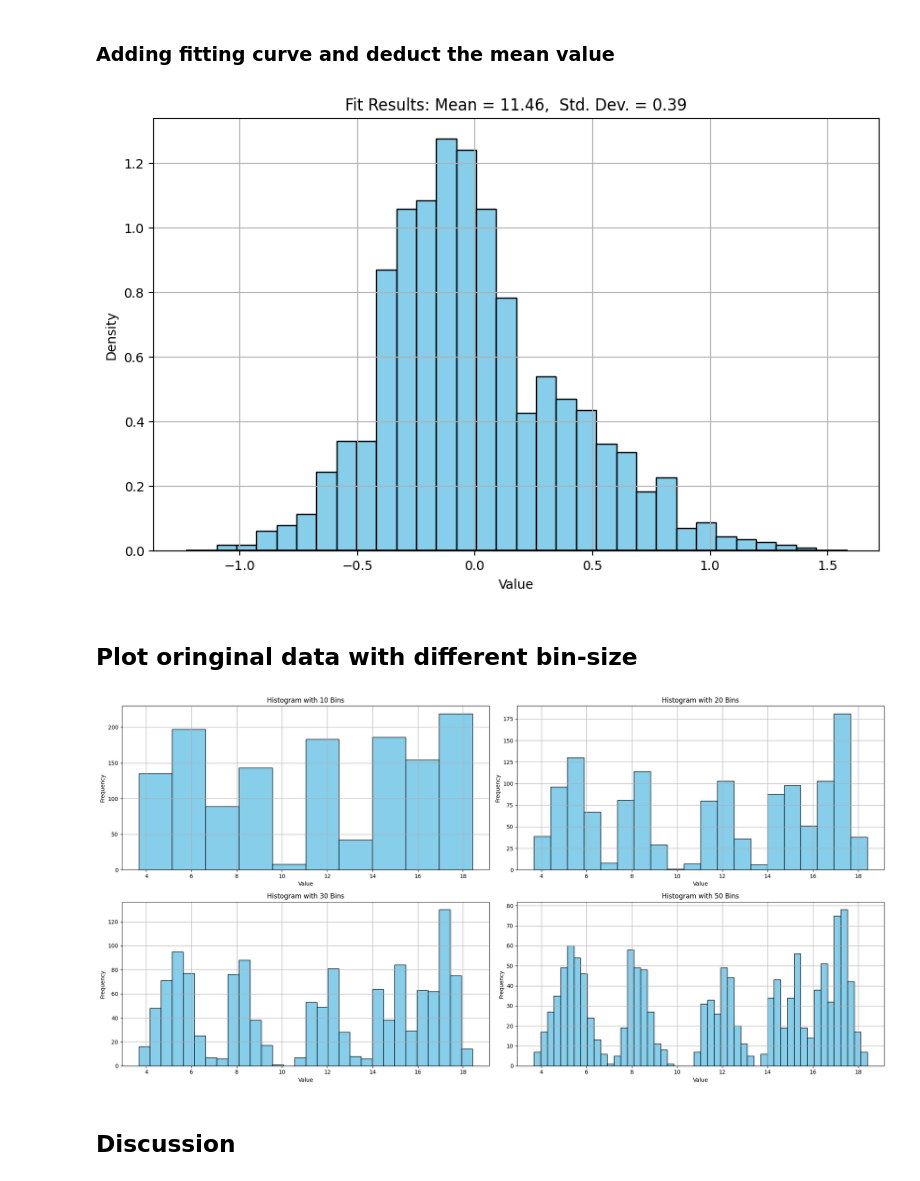
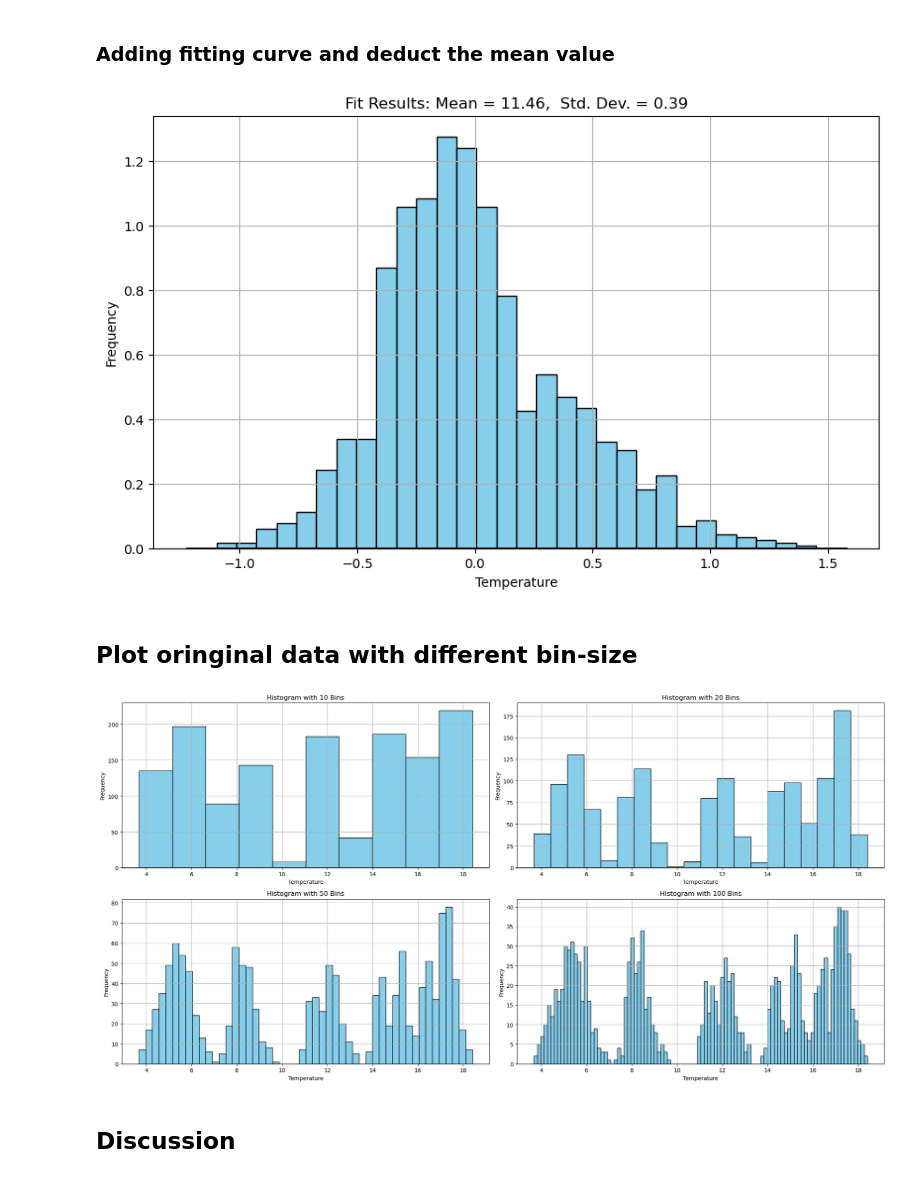
Before and after one commit to Ludong0909/Statistics, a Jupyter notebook: hw1.ipynb, the cells around one changed output. Cells and saved outputs as stored; diff of their text form; code cells hidden in the pictures.

```diff
--- a/hw1.ipynb
+++ b/hw1.ipynb
@@ -49,30 +49,30 @@ p = norm.pdf(x, mu, std)
 plt.plot(x, p, 'k', linewidth=2)
 title = "Fit Results: Mean = %.2f,  Std. Dev. = %.2f" % (mu, std)
 plt.title(title)
-plt.xlabel('Value')
-plt.ylabel('Density')
+plt.xlabel('Temperature')
+plt.ylabel('Frequency')
 plt.grid(True)
 plt.show()
 # %% [output]
-[figure, old version]
+[figure, new version]
 # %% [markdown]
 ## Plot oringinal data with different bin-size
 # %%
 # Plotting histograms with different bin sizes for the original data
-bin_sizes = [10, 20, 30, 50]
+bin_sizes = [10, 20, 50, 100]
 
 plt.figure(figsize=(20, 10))
 for i, bins in enumerate(bin_sizes, 1):
-    plt.subplot(2, 2, i)
+    plt.subplot(2, 2, i, )
     plt.hist(data['Value'], bins=bins, color='skyblue', edgecolor='black')
     plt.title(f'Histogram with {bins} Bins')
-    plt.xlabel('Value')
+    plt.xlabel('Temperature')
     plt.ylabel('Frequency')
     plt.grid()
 plt.tight_layout()
 plt.show()
 # %% [output]
-[figure, old version]
+[figure, new version]
 # %% [markdown]
 ## Discussion
 # %% [markdown]
```
Also changed, not shown: parts of 1 cell of this notebook.
